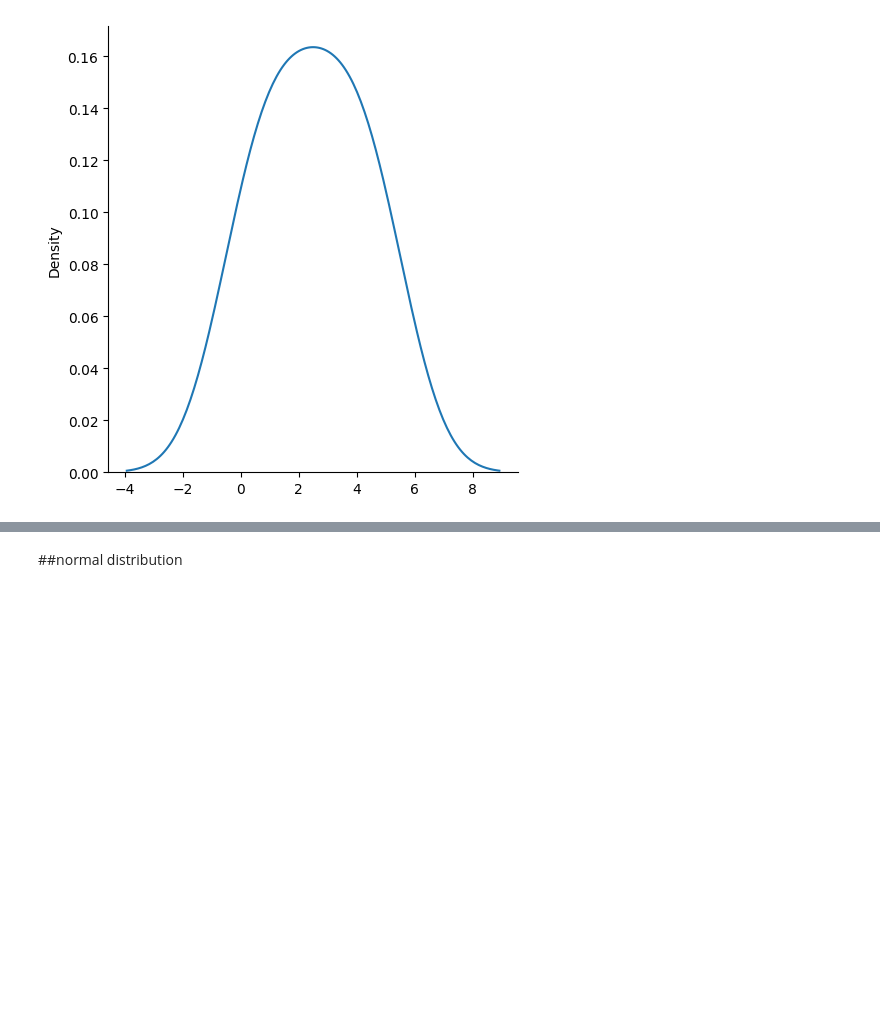
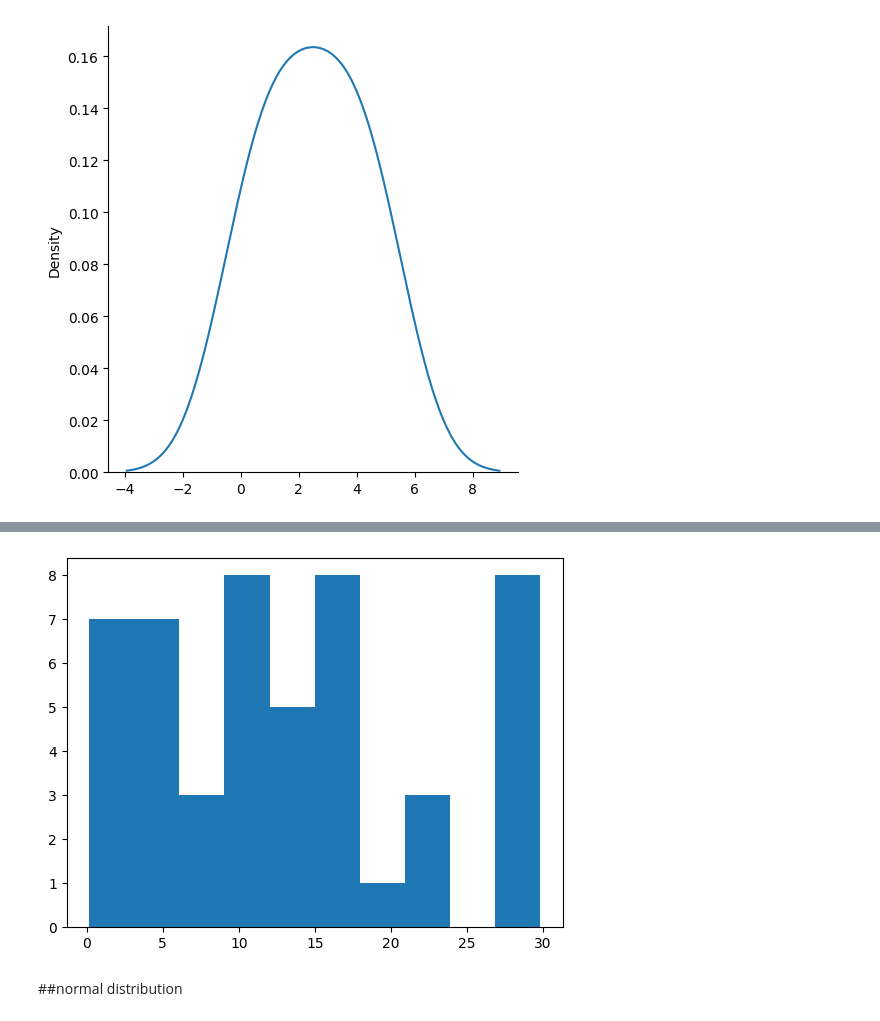
Before and after one commit to shreyasstha/data, a Jupyter notebook: numpy.ipynb, the cells around one changed output, grey strips where cells are left out. Cells and saved outputs as stored; diff of their text form; code cells hidden in the pictures; blank space fills up the shorter version.

```diff
--- a/numpy.ipynb
+++ b/numpy.ipynb
@@ -327,3 +344,9 @@ plt.show()
+# %%
+1 - uniform.cdf(7,0,30) #greater than 7
+plt.hist(uniform.rvs(0,30,size=50))
+plt.show()
+# %% [output]
+[figure, added]
 # %% [markdown]
 ##normal distribution
 # %%
```
Also changed, not shown: parts of 3 cells of this notebook.
